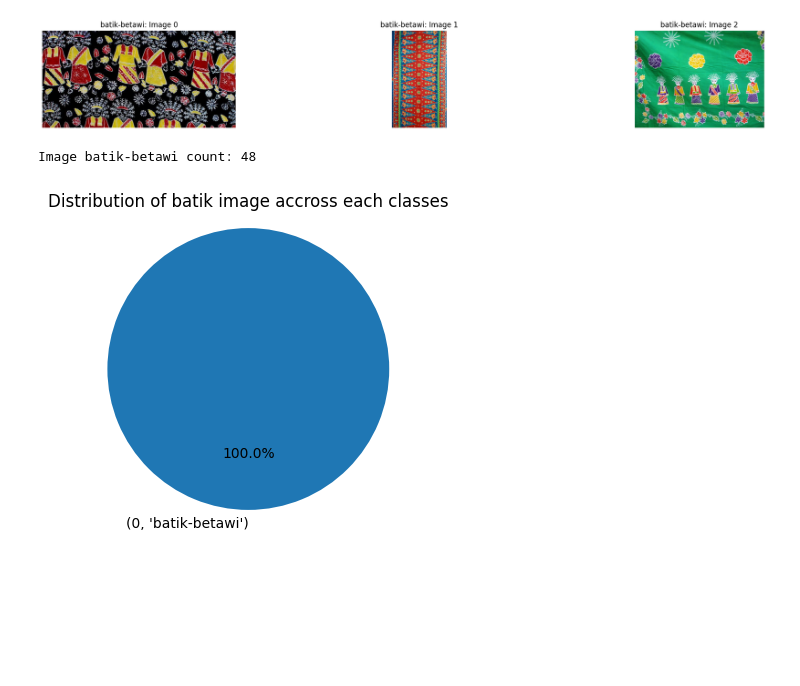
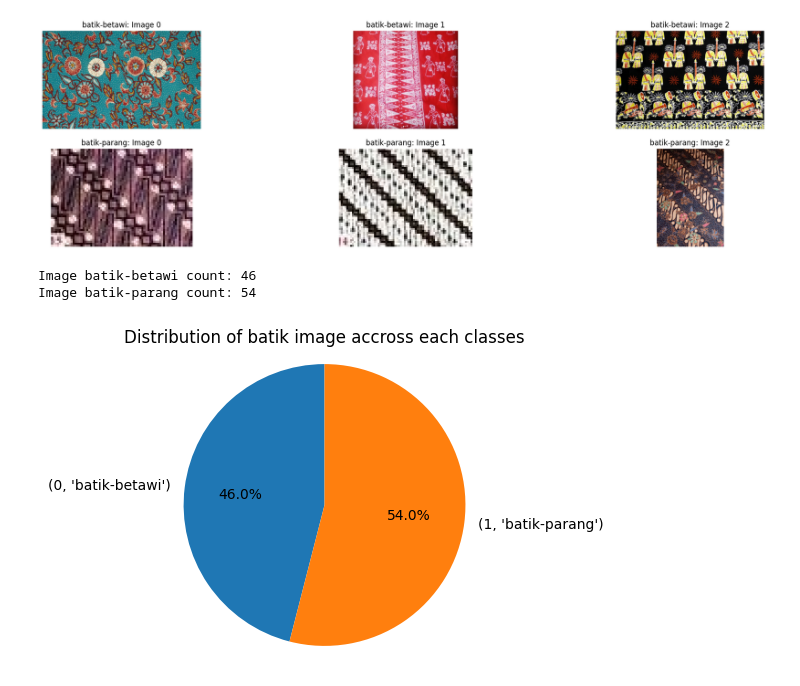
Before and after one commit to vncnttan/binus-aol-deep-learning-indonesian-batik-motifs, a Jupyter notebook: eda clean.ipynb, the cells around one changed output. Cells and saved outputs as stored; diff of their text form; code cells hidden in the pictures; blank space fills up the shorter version.

Commit message:
feat: Cleaning Batik Parang images & updated EDA

```diff
--- a/eda clean.ipynb
+++ b/eda clean.ipynb
@@ -25,20 +25,20 @@ for idx, label in enumerate(os.listdir(DATASET_CLEAN_PATH)):
 # %%
 # Load Sample image for each classes
 from matplotlib import pyplot as plt
 
 plt.figure(figsize=(24, 10))
 for i in range(9):
     # TODO: Delete this after clean images have been added
-    if i > 2:
+    if i > 5:
         break
     plt.subplot(3, 3, i+1)
     plt.imshow(class_images[i//3][i%3])
     plt.axis('off')
     plt.title(f"{class_names[i//3]}: Image {i%3}")
 
 plt.show()
 # %% [output]
-[figure, old version]
+[figure, new version]
 # %%
 class_counts = []
 
@@ -54,5 +54,6 @@ plt.title("Distribution of batik image accross each classes")
 plt.axis('equal')
 plt.show()
 # %% [output]
-Image batik-betawi count: 48
+Image batik-betawi count: 46
+Image batik-parang count: 54
-[figure, old version]
+[figure, new version]
```
Also changed, not shown: 2 other files.
